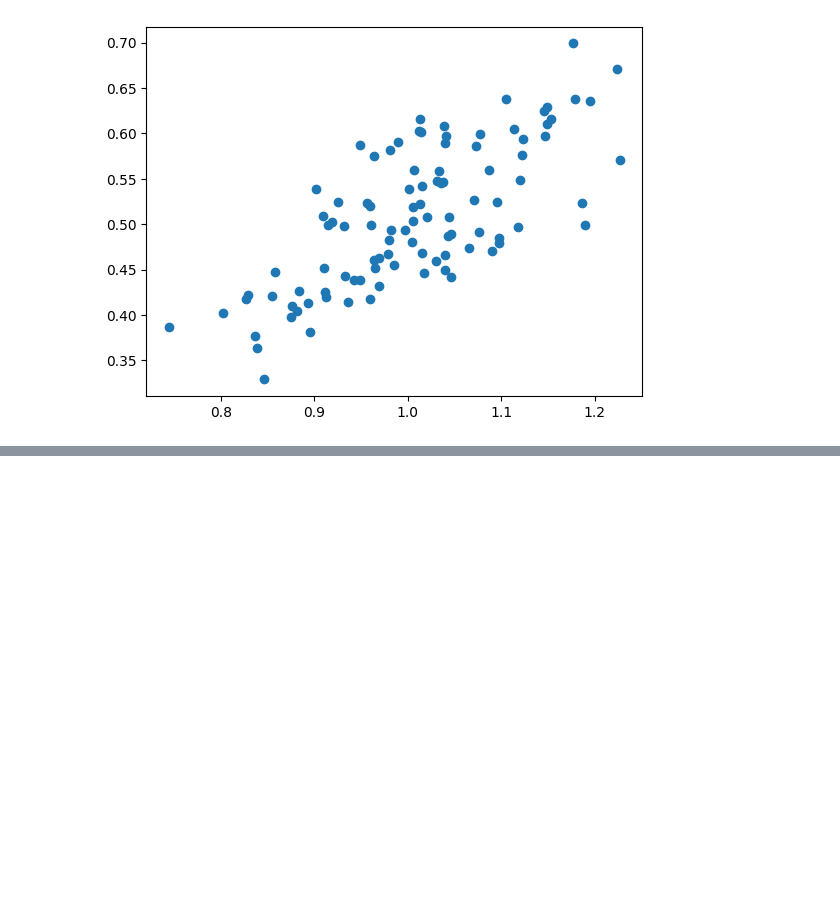
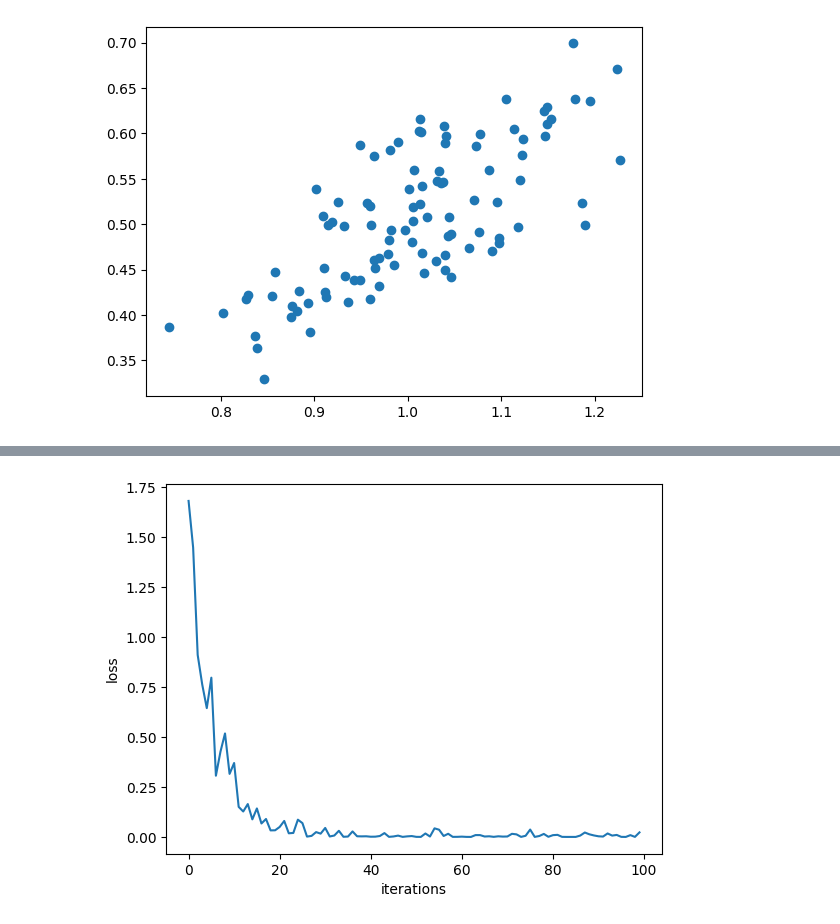
Before and after one commit to dangtrantrung/Build_Neural_Network_with_TensorFlow_TensorBoard.ipynb, a Jupyter notebook: Build_Neural_Network_with_TensorFlow_TensorBoard.ipynb, the cells around one changed output, grey strips where cells are left out. Saved outputs shown, nothing was run; the diff lists cells and outputs as text; code cells hidden in the pictures; blank space fills up the shorter version.

```diff
--- a/Build_Neural_Network_with_TensorFlow_TensorBoard.ipynb
+++ b/Build_Neural_Network_with_TensorFlow_TensorBoard.ipynb
@@ -252,16 +252,16 @@ plt.show()
 [figure]
 # %%
 def my_output(X,weights,biases):
-  return tf.add(tf.multiply(X,weigths),biases)
+  return tf.add(tf.multiply(X,weights),biases)
 # %%
 def loss_func(y_true,y_pred):
   return tf.reduce_mean(tf.square(y_pred-y_true))
 # %%
-my_opt=tf.optimizers.SCD(learning_rate=0.02)
+my_opt=tf.optimizers.SGD(learning_rate=0.02)
 # %%
 tf.random.set_seed(1)
 np.random.seed(0)
-weigths=tf.Variable(tf.random.normal(shape=[1]))
+weights=tf.Variable(tf.random.normal(shape=[1]))
 biases=tf.Variable(tf.random.normal(shape=[1]))
 history=list()
 
@@ -273,9 +273,9 @@ for i in range(100):
     predictions = my_output(x_vals,weights,biases)
     loss=loss_func(rand_y,predictions)
   history.append(loss.numpy())
-  gradients=tape.gradient(loss,[weigths,biases])
-  my_opt.apply_gradients(zip(gradients,[weigths,biases]))
-  if (i+1)%25==0
-    print(f'Step # {i+1} Weigths:{weigths.numpy()} Biases: {biases.numpy()}')
+  gradients=tape.gradient(loss,[weights,biases])
+  my_opt.apply_gradients(zip(gradients,[weights,biases]))
+  if (i + 1) % 25==0:
+    print(f'Step # {i+1} Weights:{weights.numpy()} Biases: {biases.numpy()}')
     print(f'LOSS : {loss.numpy()}')
 # %% [output]
@@ -284,0 +290,7 @@ _
+# %%
+plt.plot(history)
+plt.xlabel('iterations')
+plt.ylabel('loss')
+plt.show()
+# %% [output]
+[figure, added]
```
Also changed, not shown: parts of 9 cells of this notebook.
